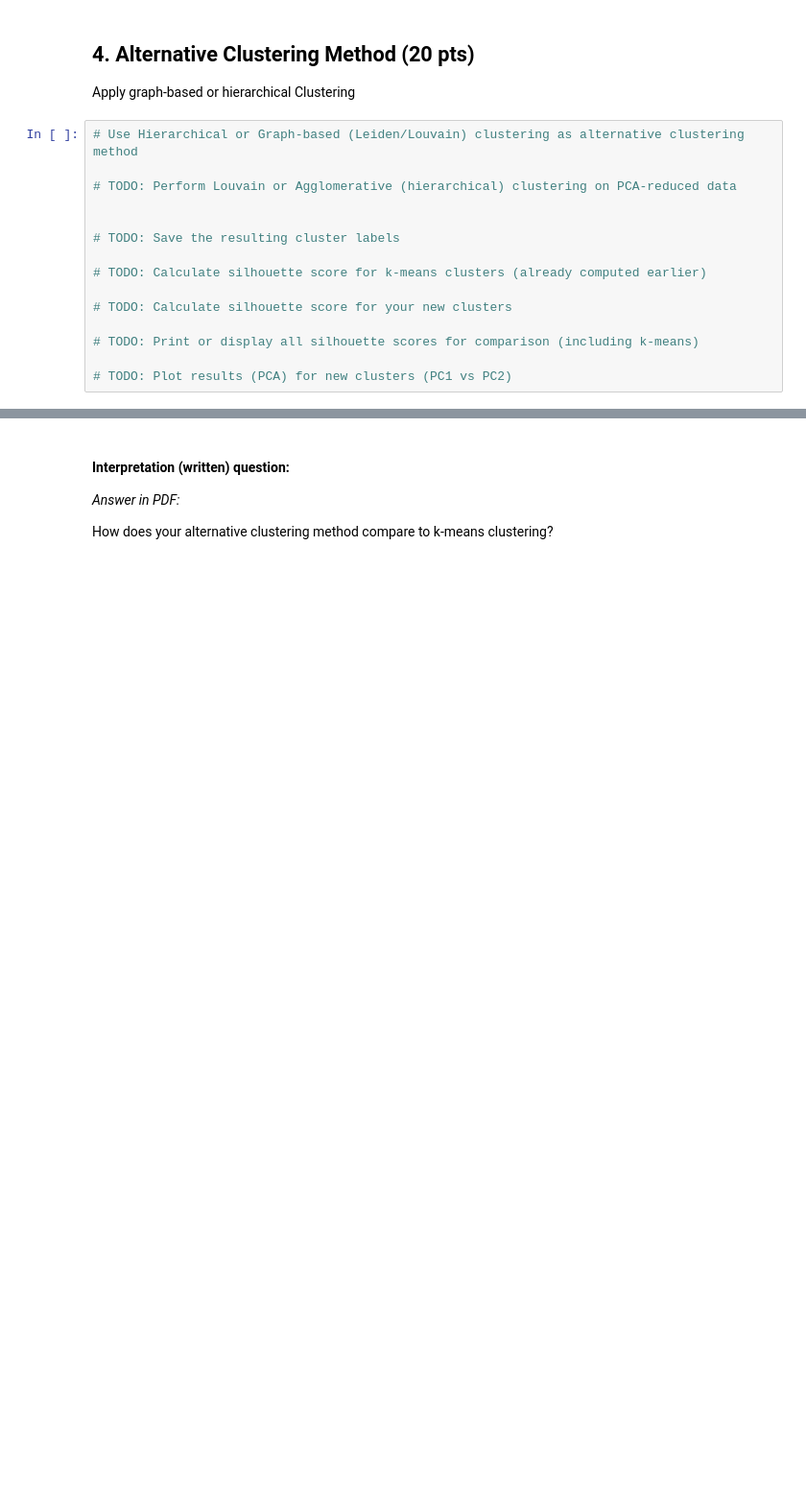
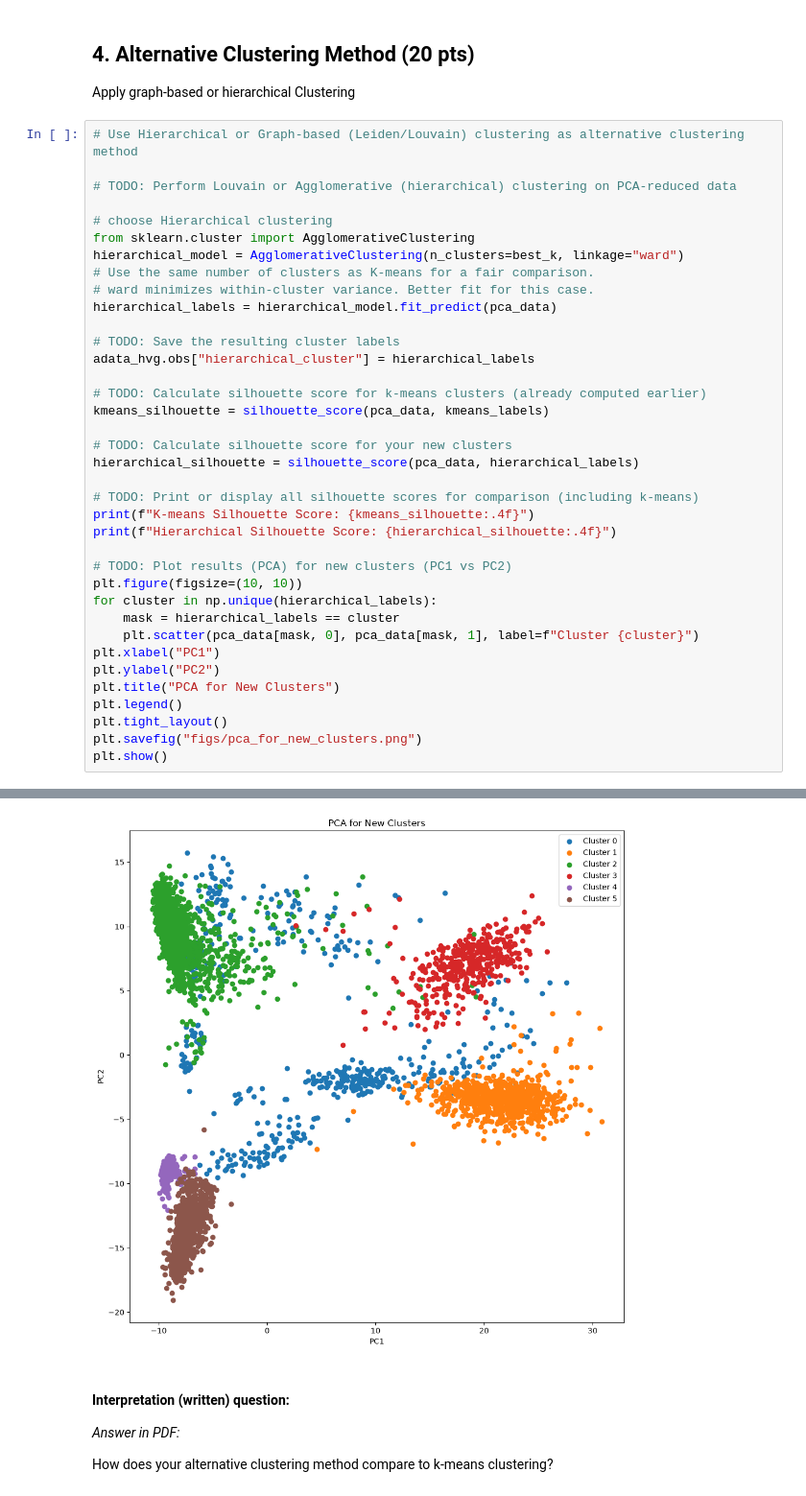
Before and after one commit to YuGe0115/02718_Homework_Answer, a Jupyter notebook: HW1_notebook.ipynb, the cells around one changed output, grey strips where cells are left out. Shown at 96% size. Saved outputs shown, nothing was run; the diff lists cells and outputs as text; blank space fills up the shorter version.

```diff
--- a/HW1_notebook.ipynb
+++ b/HW1_notebook.ipynb
@@ -169,13 +268,36 @@ Apply graph-based or hierarchical Clustering
 
 # TODO: Perform Louvain or Agglomerative (hierarchical) clustering on PCA-reduced data
 
+# choose Hierarchical clustering
+from sklearn.cluster import AgglomerativeClustering
+hierarchical_model = AgglomerativeClustering(n_clusters=best_k, linkage="ward")
+# Use the same number of clusters as K-means for a fair comparison.
+# ward minimizes within-cluster variance. Better fit for this case.
+hierarchical_labels = hierarchical_model.fit_predict(pca_data)
 
 # TODO: Save the resulting cluster labels
+adata_hvg.obs["hierarchical_cluster"] = hierarchical_labels
 
 # TODO: Calculate silhouette score for k-means clusters (already computed earlier)
+kmeans_silhouette = silhouette_score(pca_data, kmeans_labels)
 
 # TODO: Calculate silhouette score for your new clusters
+hierarchical_silhouette = silhouette_score(pca_data, hierarchical_labels)
 
 # TODO: Print or display all silhouette scores for comparison (including k-means)
+print(f"K-means Silhouette Score: {kmeans_silhouette:.4f}")
+print(f"Hierarchical Silhouette Score: {hierarchical_silhouette:.4f}")
 
 # TODO: Plot results (PCA) for new clusters (PC1 vs PC2)
+plt.figure(figsize=(10, 10))
+for cluster in np.unique(hierarchical_labels):
+    mask = hierarchical_labels == cluster
+    plt.scatter(pca_data[mask, 0], pca_data[mask, 1], label=f"Cluster {cluster}")
+plt.xlabel("PC1")
+plt.ylabel("PC2")
+plt.title("PCA for New Clusters")
+plt.legend()
+plt.tight_layout()
+plt.savefig("figs/pca_for_new_clusters.png")
+plt.show()
+# %% [output]
@@ -182,3 +306,4 @@ Apply graph-based or hierarchical Clustering
+[figure, added]
 # %% [markdown]
 #### Interpretation (written) question:
 
```
Also changed, not shown: parts of 4 cells of this notebook.
